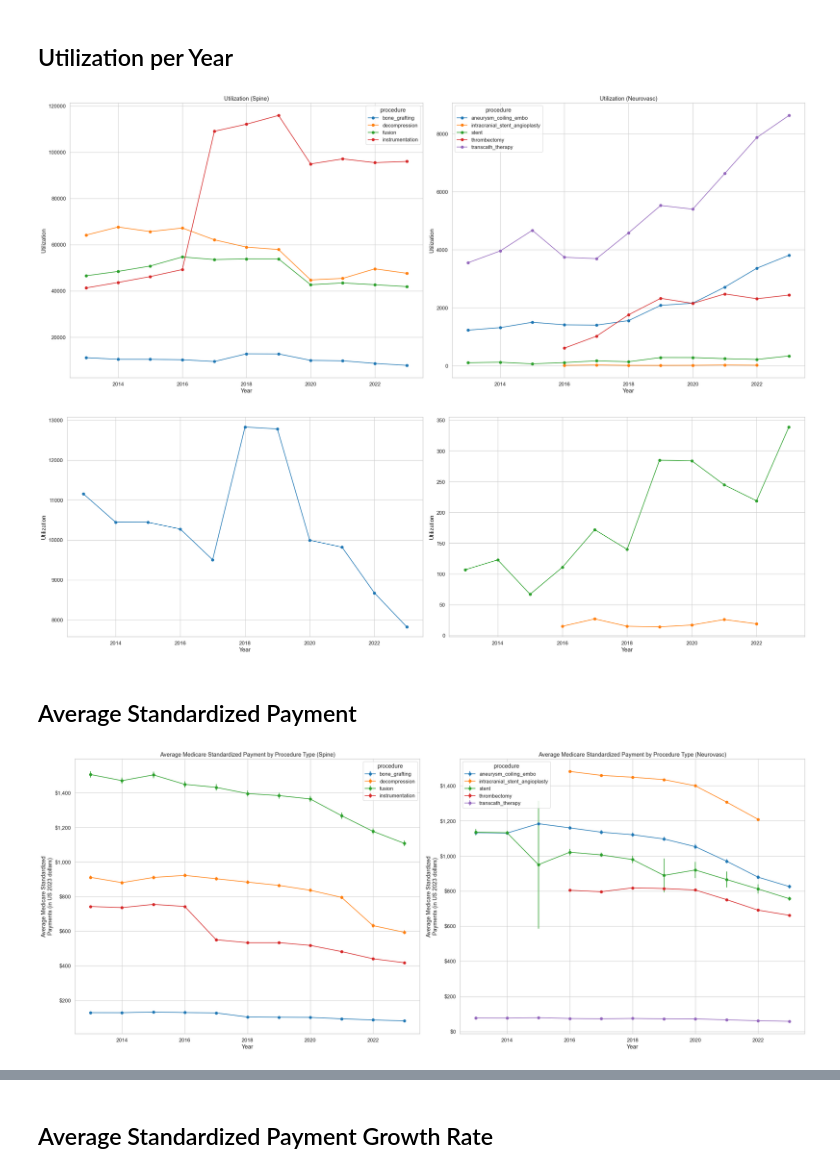
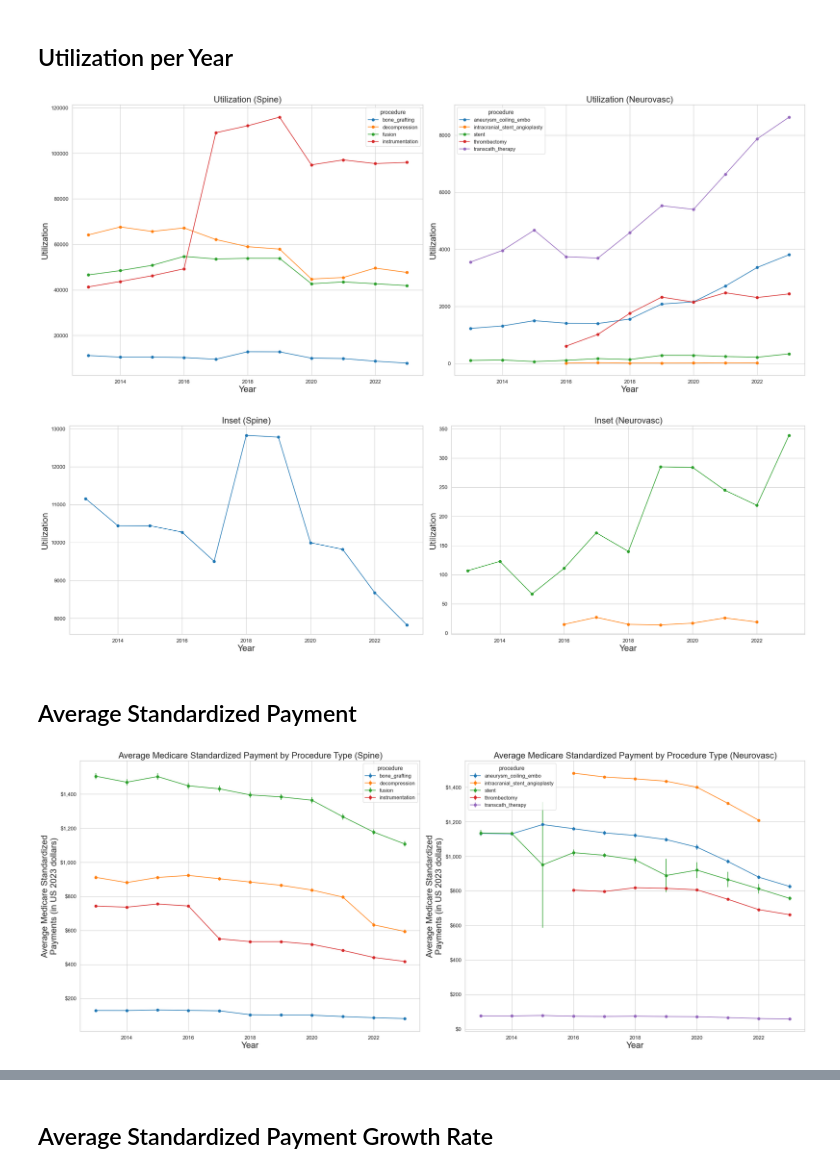
Before and after one commit to shu98/neurovasc_spine, a Jupyter notebook: analysis_final.ipynb, the cells around one changed output, grey strips where cells are left out. Saved outputs shown, nothing was run; the diff lists cells and outputs as text; code cells hidden in the pictures.

```diff
--- a/analysis_final.ipynb
+++ b/analysis_final.ipynb
@@ -228,13 +243,13 @@ for i, specialty in enumerate([util_2023_2013_adj_spine, util_2023_2013_adj_neur
         p_num += 1
 
     axs[i].legend(title=groupby_key)
-    axs[i].set_xlabel("Year")
-    axs[i].set_ylabel("Utilization")
-    axs[i].set_title(f"Utilization ({specialty_name[i]})")
+    axs[i].set_xlabel("Year", fontsize=20)
+    axs[i].set_ylabel("Utilization", fontsize=20)
+    axs[i].set_title(f"Utilization ({specialty_name[i]})", fontsize=20)
 
 plt.tight_layout()
 # %% [output]
-[figure, old version]
+[figure, new version]
 # %%
 fig, axs = plt.subplots(1, 2, figsize=(25, 8))
 plot_inset = [
@@ -259,13 +274,13 @@ for i, specialty in enumerate([util_2023_2013_adj_spine, util_2023_2013_adj_neur
         p_num += 1
 
     # axs[i].legend(title=groupby_key)
-    axs[i].set_xlabel("Year")
-    axs[i].set_ylabel("Utilization")
-    # axs[i].set_title(f"Utilization ({specialty_name[i]})")
+    axs[i].set_xlabel("Year", fontsize=20)
+    axs[i].set_ylabel("Utilization", fontsize=20)
+    axs[i].set_title(f"Inset ({specialty_name[i]})", fontsize=20)
 
 plt.tight_layout()
 # %% [output]
-[figure, old version]
+[figure, new version]
 # %%
 # fig, axs = plt.subplots(1, 2, figsize=(25, 10))
 # for i, specialty in enumerate([util_2023_2013_adj_spine_by_cpt, util_2023_2013_adj_neurovasc_by_cpt]):
@@ -361,33 +376,33 @@ util_2023_2013_adj_neurovasc['CI_upper_avg_price_per_service'] = util_2023_2013_
 # %%
 fig, axs = plt.subplots(1, 2, figsize=(25, 10))
 
 for i, specialty in enumerate([util_2023_2013_adj_spine, util_2023_2013_adj_neurovasc]):
     grouped = specialty.groupby(groupby_key)
     p_num = 0
 
     for label, df in grouped:
         # Sort by year to ensure proper line plotting
         df_sorted = df.sort_values('year')
 
         x = df_sorted['year']
         y = df_sorted['Avg_Price_per_service_adj']
 
         # Compute error bars from CI bounds
         yerr = [y - df_sorted['CI_lower_avg_price_per_service'], df_sorted['CI_upper_avg_price_per_service'] - y]
 
         axs[i].errorbar(x, y, yerr=yerr, label=label, marker='o', markersize=6, linestyle='-', color=colors[p_num])
         p_num += 1
 
     axs[i].legend(title=groupby_key)
-    axs[i].set_xlabel("Year")
-    axs[i].set_ylabel("Average Medicare Standardized\nPayments (in US 2023 dollars)")
-    axs[i].set_title(f"Average Medicare Standardized Payment by Procedure Type ({specialty_name[i]})")
+    axs[i].set_xlabel("Year", fontsize=20)
+    axs[i].set_ylabel("Average Medicare Standardized\nPayments (in US 2023 dollars)", fontsize=20)
+    axs[i].set_title(f"Average Medicare Standardized Payment by Procedure Type ({specialty_name[i]})", fontsize=20)
 
     axs[i].yaxis.set_major_formatter(FuncFormatter(lambda x, _: f"${x:,.0f}"))
 
 plt.tight_layout()
 # %% [output]
-[figure, old version]
+[figure, new version]
 # %%
 fig, axs = plt.subplots(1, 2, figsize=(25, 8))
 plot_inset = [
```
Also changed, not shown: parts of 34 cells of this notebook, 1 other file.
